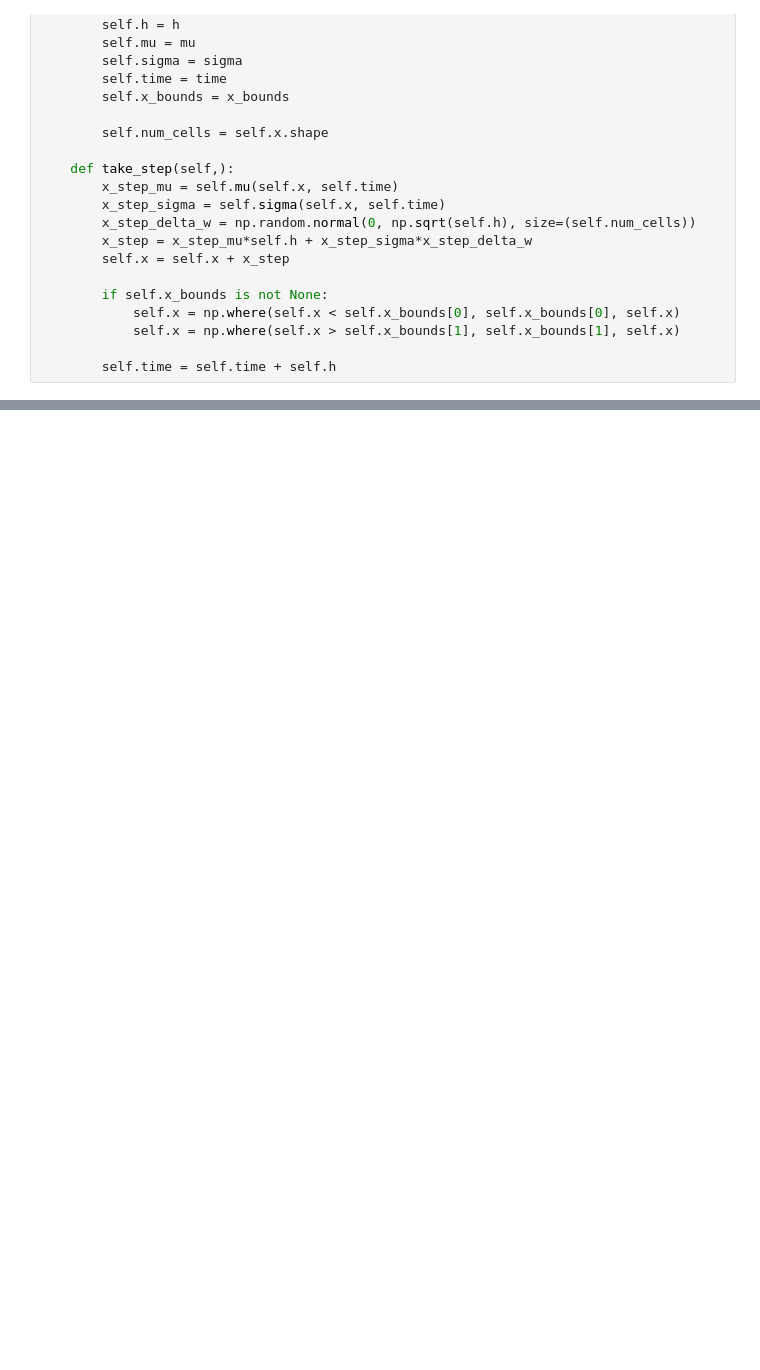
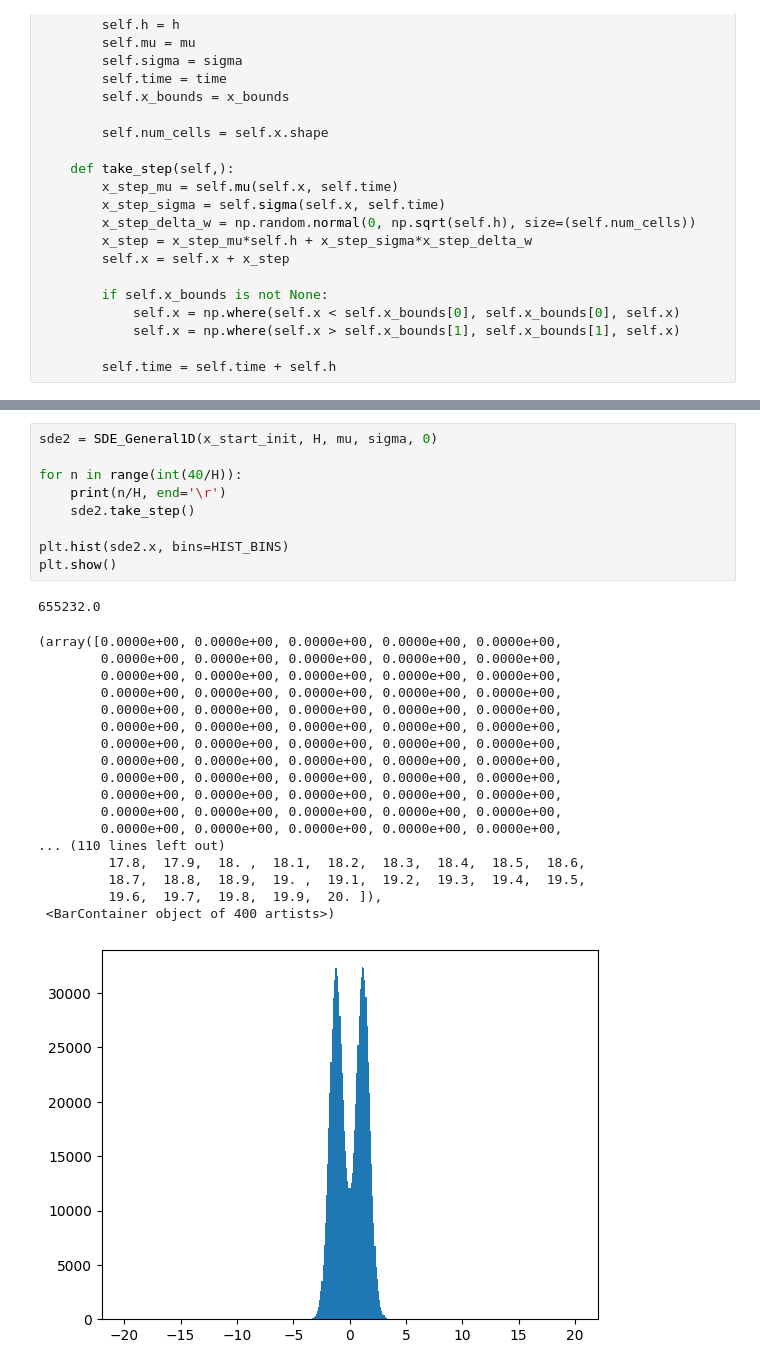
Before and after one commit to hannesvdc/Jacobian-Free-Optimal-Transport, a Jupyter notebook: NewtonKrylovSDE1D.ipynb, the cells around one changed output, grey strips where cells are left out. Drawn from its saved outputs; the diff is of its cells as text; blank space fills up the shorter version.

```diff
--- a/NewtonKrylovSDE1D.ipynb
+++ b/NewtonKrylovSDE1D.ipynb
@@ -195,0 +162,29 @@ for k in range(NUM_NEWTON_STEPS):
+# %%
+sde2 = SDE_General1D(x_start_init, H, mu, sigma, 0)
+
+for n in range(int(40/H)):
+    print(n/H, end='\r')
+    sde2.take_step()
+
+plt.hist(sde2.x, bins=HIST_BINS)
+plt.show()
+# %% [output]
+655232.0
+(array([0.0000e+00, 0.0000e+00, 0.0000e+00, 0.0000e+00, 0.0000e+00,
+        0.0000e+00, 0.0000e+00, 0.0000e+00, 0.0000e+00, 0.0000e+00,
+        0.0000e+00, 0.0000e+00, 0.0000e+00, 0.0000e+00, 0.0000e+00,
+        0.0000e+00, 0.0000e+00, 0.0000e+00, 0.0000e+00, 0.0000e+00,
+        0.0000e+00, 0.0000e+00, 0.0000e+00, 0.0000e+00, 0.0000e+00,
+        0.0000e+00, 0.0000e+00, 0.0000e+00, 0.0000e+00, 0.0000e+00,
+        0.0000e+00, 0.0000e+00, 0.0000e+00, 0.0000e+00, 0.0000e+00,
+        0.0000e+00, 0.0000e+00, 0.0000e+00, 0.0000e+00, 0.0000e+00,
+        0.0000e+00, 0.0000e+00, 0.0000e+00, 0.0000e+00, 0.0000e+00,
+        0.0000e+00, 0.0000e+00, 0.0000e+00, 0.0000e+00, 0.0000e+00,
+        0.0000e+00, 0.0000e+00, 0.0000e+00, 0.0000e+00, 0.0000e+00,
+        0.0000e+00, 0.0000e+00, 0.0000e+00, 0.0000e+00, 0.0000e+00,
+... (110 lines left out)
+         17.8,  17.9,  18. ,  18.1,  18.2,  18.3,  18.4,  18.5,  18.6,
+         18.7,  18.8,  18.9,  19. ,  19.1,  19.2,  19.3,  19.4,  19.5,
+         19.6,  19.7,  19.8,  19.9,  20. ]),
+ <BarContainer object of 400 artists>)
+[figure, added]
```
Also changed, not shown: parts of 1 cell of this notebook.
